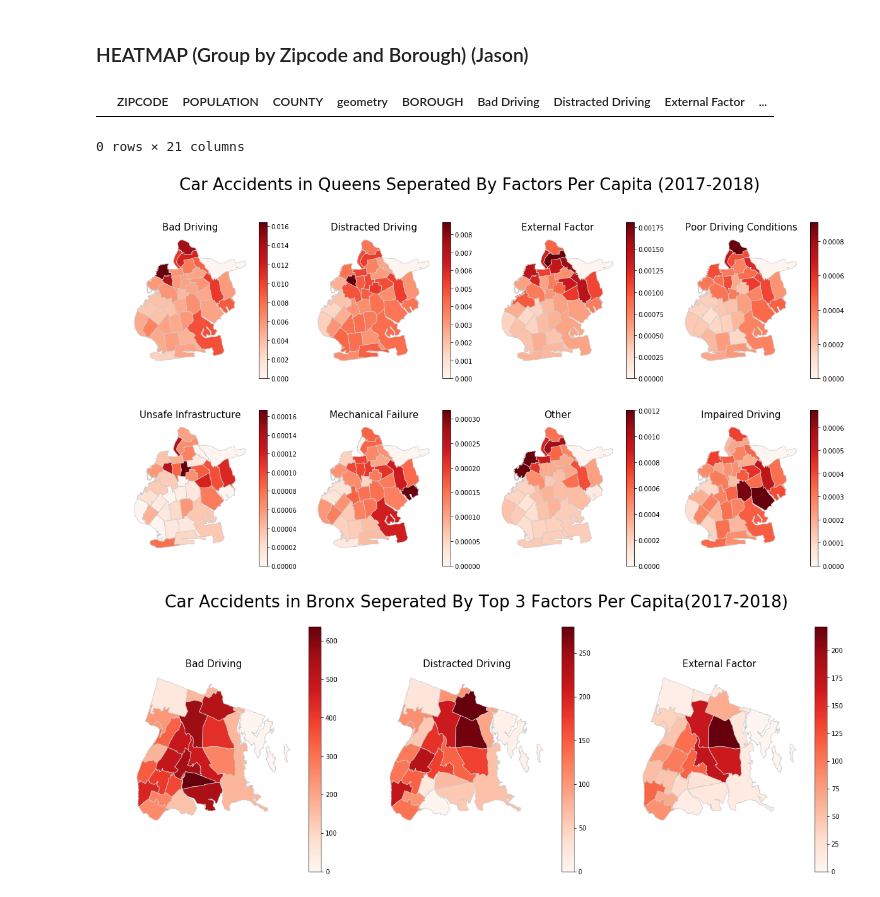
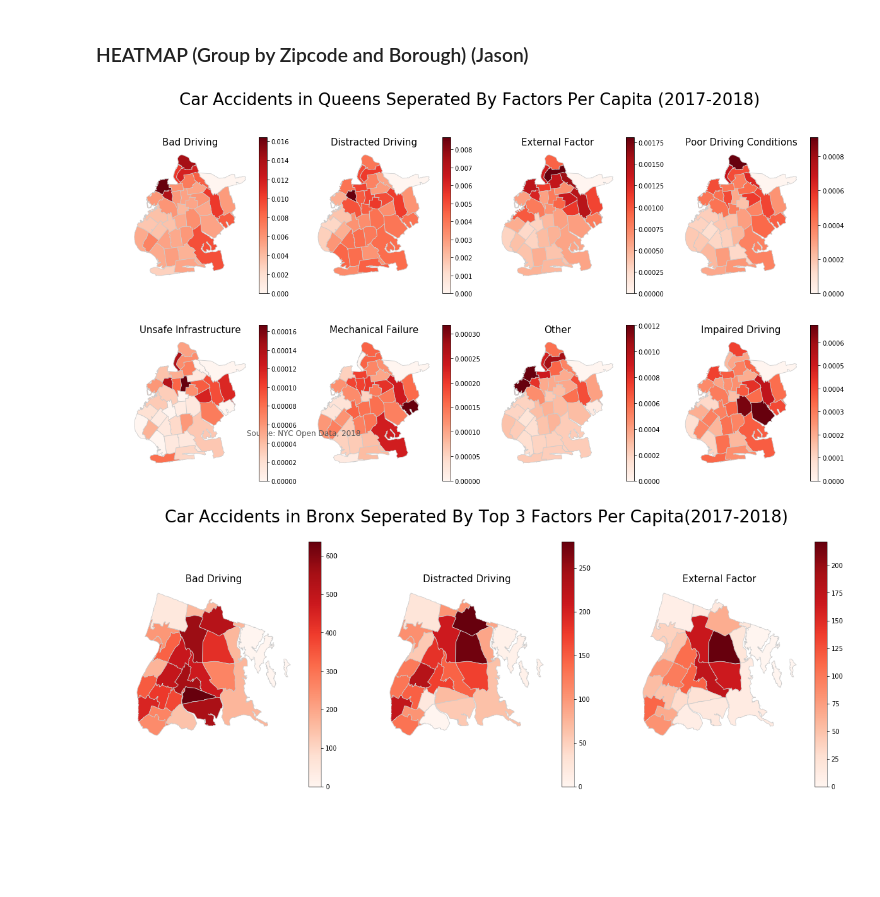
Before and after one commit to lijason8035/NYCPD, a Jupyter notebook: NYPDMotorVehicle_v3.ipynb, the cells around one changed output. Cells and saved outputs as stored; diff of their text form; code cells hidden in the pictures; blank space fills up the shorter version.

```diff
--- a/NYPDMotorVehicle_v3.ipynb
+++ b/NYPDMotorVehicle_v3.ipynb
@@ -163,41 +129,36 @@ Queens.loc[Queens['ZIPCODE'] == 11430, ~Queens.\
-# %%
-Queens[Queens['POPULATION'] == 0]
-# %% [output]
-|  | ZIPCODE | POPULATION | COUNTY | geometry | BOROUGH | Bad Driving | Distracted Driving | External Factor | ... |
-0 rows × 21 columns
 # %%
 import matplotlib.pyplot as plt
 # set a variable that will call whatever column we want to visualise on the map
 #variable = "Distracted Driving"
-var_list = ['Bad Driving Per Cap','Distracted Driving Per Cap', 'External Factor Per Cap']#,\
-             #'Poor Driving Conditions Per Cap','Unsafe Infrastructure Per Cap','Mechanical Failure Per Cap'\
-             #,'Other Per Cap','Impaired Driving Per Cap']
-title_list = ['Bad Driving','Distracted Driving','External Factor']#,'Poor Driving Conditions'\
-               #,'Unsafe Infrastructure','Mechanical Failure','Other','Impaired Driving']
+var_list = ['Bad Driving Per Cap','Distracted Driving Per Cap', 'External Factor Per Cap',\
+             'Poor Driving Conditions Per Cap','Unsafe Infrastructure Per Cap','Mechanical Failure Per Cap'\
+             ,'Other Per Cap','Impaired Driving Per Cap']
+title_list = ['Bad Driving','Distracted Driving','External Factor','Poor Driving Conditions'\
+               ,'Unsafe Infrastructure','Mechanical Failure','Other','Impaired Driving']
 # create figure and axes for Matplotlib
 fig, ax = plt.subplots(nrows=2, ncols=4, figsize=(20, 10))
 counter = 0
 for row in range(0,2):
     for item in range(0,4):
         Brooklyn.plot(column=var_list[counter], cmap='Reds', linewidth=0.8, ax=ax[row, item], edgecolor='0.8')
         # set the range for the choropleth
         vmin, vmax = 0, float(max(Brooklyn[var_list[counter]]))
         ax[row, item].axis('off')
         ax[row, item].set_title(title_list[counter],fontsize=15)
         # Create colorbar as a legend
         sm = plt.cm.ScalarMappable(cmap='Reds', norm=plt.Normalize(vmin=vmin, vmax=vmax))
         # empty array for the data range
         sm._A = []
         # add the colorbar to the figure
         cbar = fig.colorbar(sm,ax=ax[row, item])
         counter += 1
 
 fig.suptitle("Car Accidents in Queens Seperated By Factors Per Capita (2017-2018)",fontsize=26)
 # create an annotation for the data source
-#plt.annotate('Source: NYC Open Data, 2018',xy=(0.2, .15),  xycoords='figure fraction', horizontalalignment='left', verticalalignment='top', fontsize=12, color='#555555')
+plt.annotate('Source: NYC Open Data, 2018',xy=(0.2, .15),  xycoords='figure fraction', horizontalalignment='left', verticalalignment='top', fontsize=12, color='#555555')
 plt.show()
 # %% [output]
-[figure, old version]
+[figure, new version]
 # %%
 total = Brooklyn.append(Bronx, ignore_index=True)
 total = total.append(Manhattan, ignore_index=True)
```
Also changed, not shown: parts of 11 cells of this notebook.
